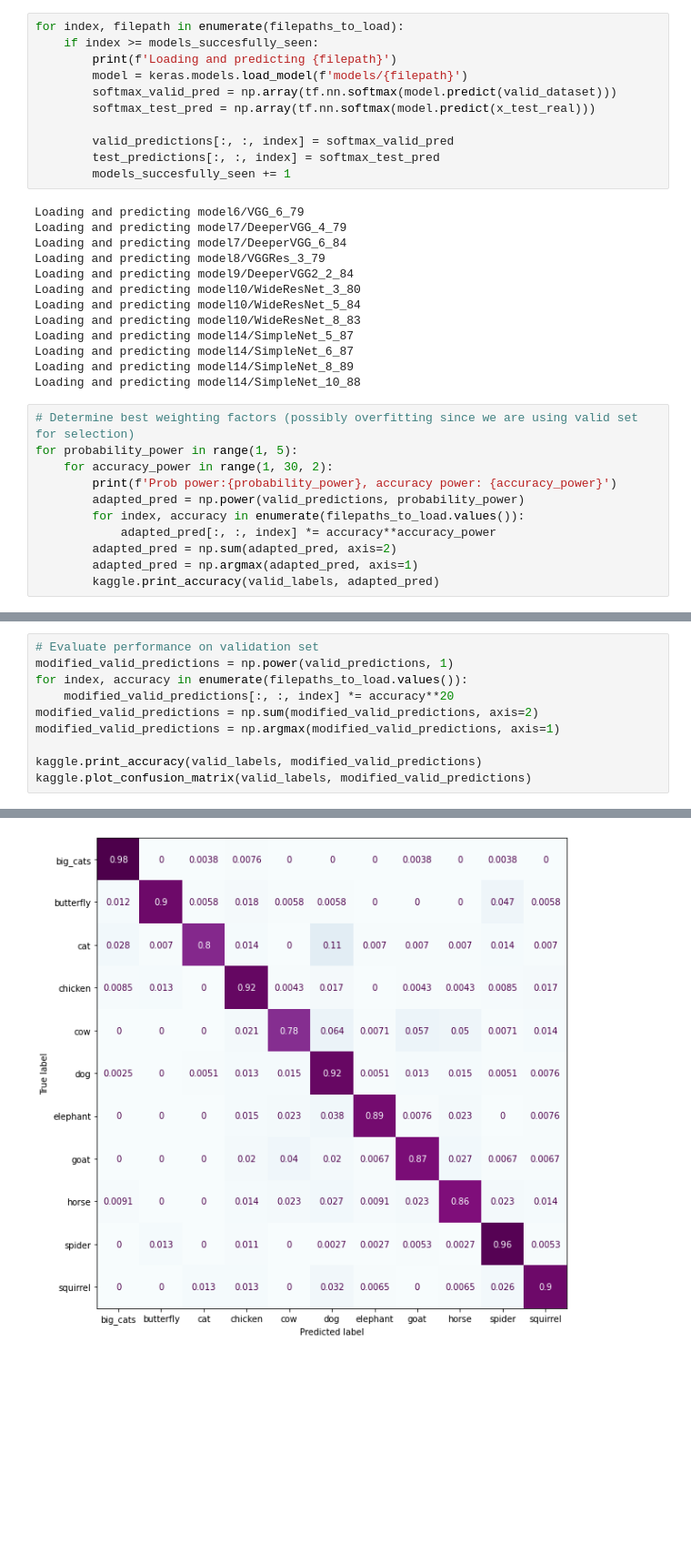
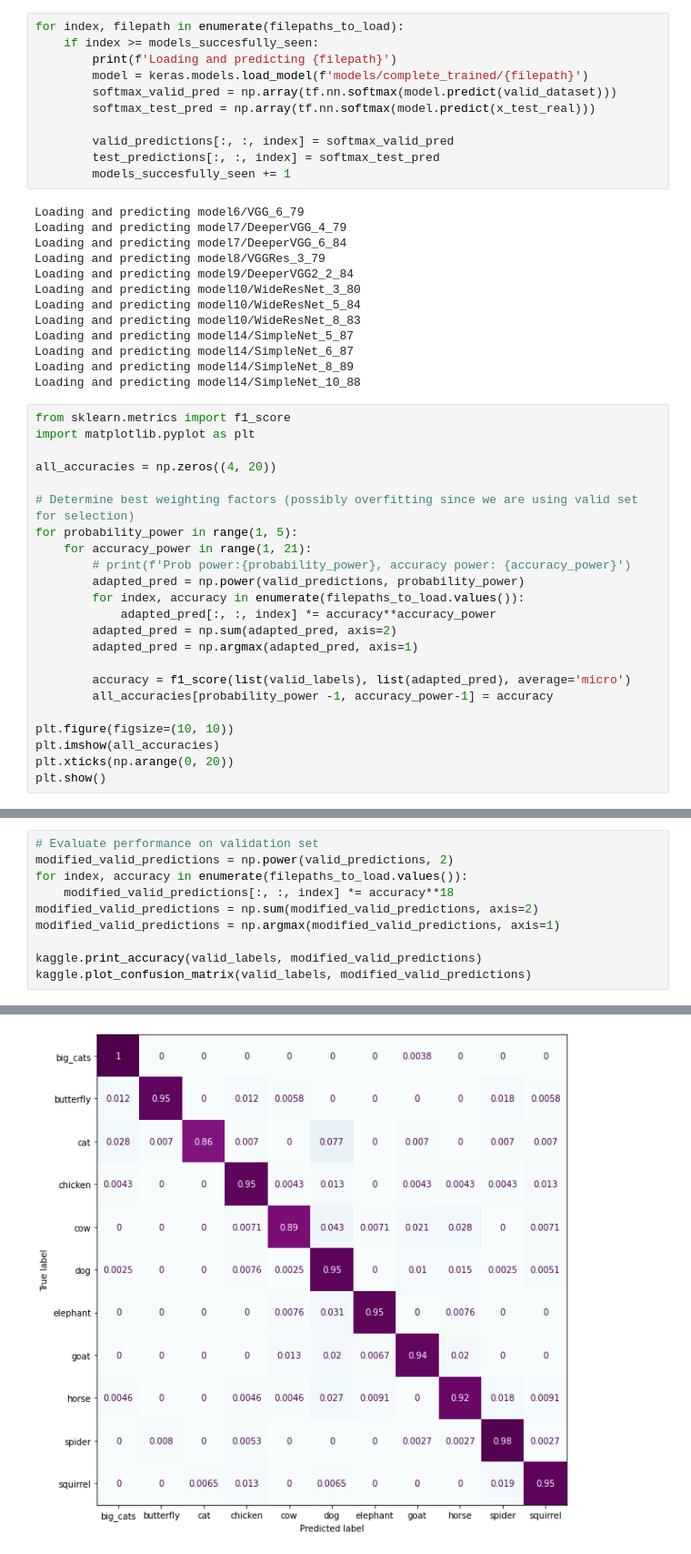
Before and after one commit to guillaume-jones/INF8245E, a Jupyter notebook: Kaggle/basic_stacking.ipynb, the cells around one changed output, grey strips where cells are left out. Shown at 91% size. Cells and saved outputs as stored; diff of their text form; blank space fills up the shorter version.

Commit message:
Final stacking after showing valid set to models

```diff
--- a/Kaggle/basic_stacking.ipynb
+++ b/Kaggle/basic_stacking.ipynb
@@ -36,7 +36,7 @@ models_succesfully_seen = 0
 for index, filepath in enumerate(filepaths_to_load):
     if index >= models_succesfully_seen:
         print(f'Loading and predicting {filepath}')
-        model = keras.models.load_model(f'models/{filepath}')
+        model = keras.models.load_model(f'models/complete_trained/{filepath}')
         softmax_valid_pred = np.array(tf.nn.softmax(model.predict(valid_dataset)))
         softmax_test_pred = np.array(tf.nn.softmax(model.predict(x_test_real)))
 
@@ -57,14 +57,26 @@ Loading and predicting model14/SimpleNet_6_87
 Loading and predicting model14/SimpleNet_8_89
 Loading and predicting model14/SimpleNet_10_88
 # %%
+from sklearn.metrics import f1_score
+import matplotlib.pyplot as plt
+
+all_accuracies = np.zeros((4, 20))
+
 # Determine best weighting factors (possibly overfitting since we are using valid set for selection)
 for probability_power in range(1, 5):
-    for accuracy_power in range(1, 30, 2):
-        print(f'Prob power:{probability_power}, accuracy power: {accuracy_power}')
+    for accuracy_power in range(1, 21):
+        # print(f'Prob power:{probability_power}, accuracy power: {accuracy_power}')
         adapted_pred = np.power(valid_predictions, probability_power)
         for index, accuracy in enumerate(filepaths_to_load.values()):
             adapted_pred[:, :, index] *= accuracy**accuracy_power
         adapted_pred = np.sum(adapted_pred, axis=2)
         adapted_pred = np.argmax(adapted_pred, axis=1)
-        kaggle.print_accuracy(valid_labels, adapted_pred)
+
+        accuracy = f1_score(list(valid_labels), list(adapted_pred), average='micro')
+        all_accuracies[probability_power -1, accuracy_power-1] = accuracy
+
+plt.figure(figsize=(10, 10))
+plt.imshow(all_accuracies)
+plt.xticks(np.arange(0, 20))
+plt.show()
 # %% [output]
@@ -88,8 +84,8 @@ Accuracy: 0.9016
 # %%
 # Evaluate performance on validation set
-modified_valid_predictions = np.power(valid_predictions, 1)
+modified_valid_predictions = np.power(valid_predictions, 2)
 for index, accuracy in enumerate(filepaths_to_load.values()):
-    modified_valid_predictions[:, :, index] *= accuracy**20
+    modified_valid_predictions[:, :, index] *= accuracy**18
 modified_valid_predictions = np.sum(modified_valid_predictions, axis=2)
 modified_valid_predictions = np.argmax(modified_valid_predictions, axis=1)
 
@@ -100,3 +96,3 @@ Accuracy: 0.9041
-[figure, old version]
+[figure, new version]
 # %%
 # Predict labels for kaggle
```
Also changed, not shown: parts of 3 cells of this notebook, 22 other files.
